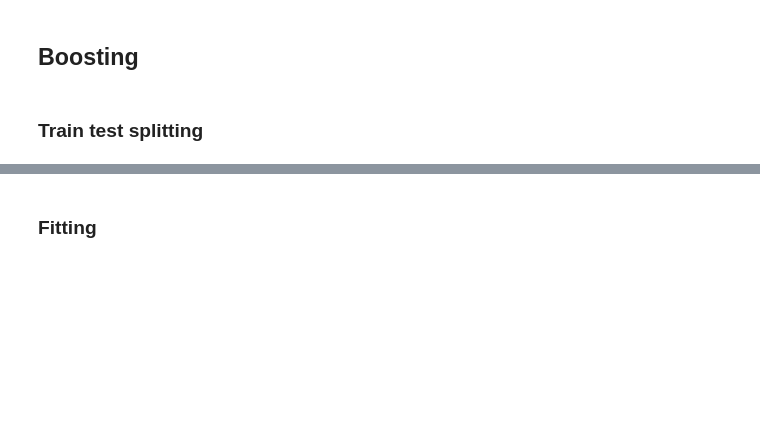
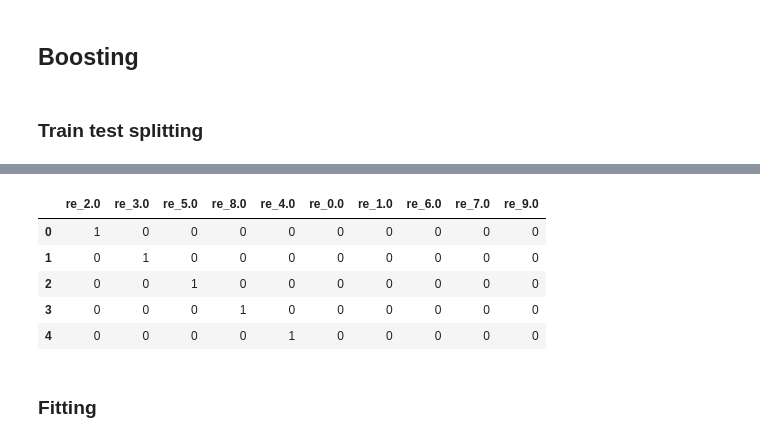
Before and after one commit to WilliamCappelletti/ML_CS433_project2, a Jupyter notebook: src/William_Notebook.ipynb, the cells around one changed output, grey strips where cells are left out. Drawn from its saved outputs; the diff is of its cells as text; code cells hidden in the pictures; blank space fills up the shorter version.

```diff
--- a/src/William_Notebook.ipynb
+++ b/src/William_Notebook.ipynb
@@ -198,0 +188,11 @@ print(X_train.shape, X_test.shape)
+# %%
+R = william.cast_categories(realization.to_frame(), 'realization', 're')
+
+R.head()
+# %% [output]
+|  | re_2.0 | re_3.0 | re_5.0 | re_8.0 | re_4.0 | re_0.0 | re_1.0 | re_6.0 | re_7.0 | re_9.0 |
+| 0 | 1 | 0 | 0 | 0 | 0 | 0 | 0 | 0 | 0 | 0 |
+| 1 | 0 | 1 | 0 | 0 | 0 | 0 | 0 | 0 | 0 | 0 |
+| 2 | 0 | 0 | 1 | 0 | 0 | 0 | 0 | 0 | 0 | 0 |
+| 3 | 0 | 0 | 0 | 1 | 0 | 0 | 0 | 0 | 0 | 0 |
+| 4 | 0 | 0 | 0 | 0 | 1 | 0 | 0 | 0 | 0 | 0 |
```
Also changed, not shown: parts of 11 cells of this notebook, 1 other file.
